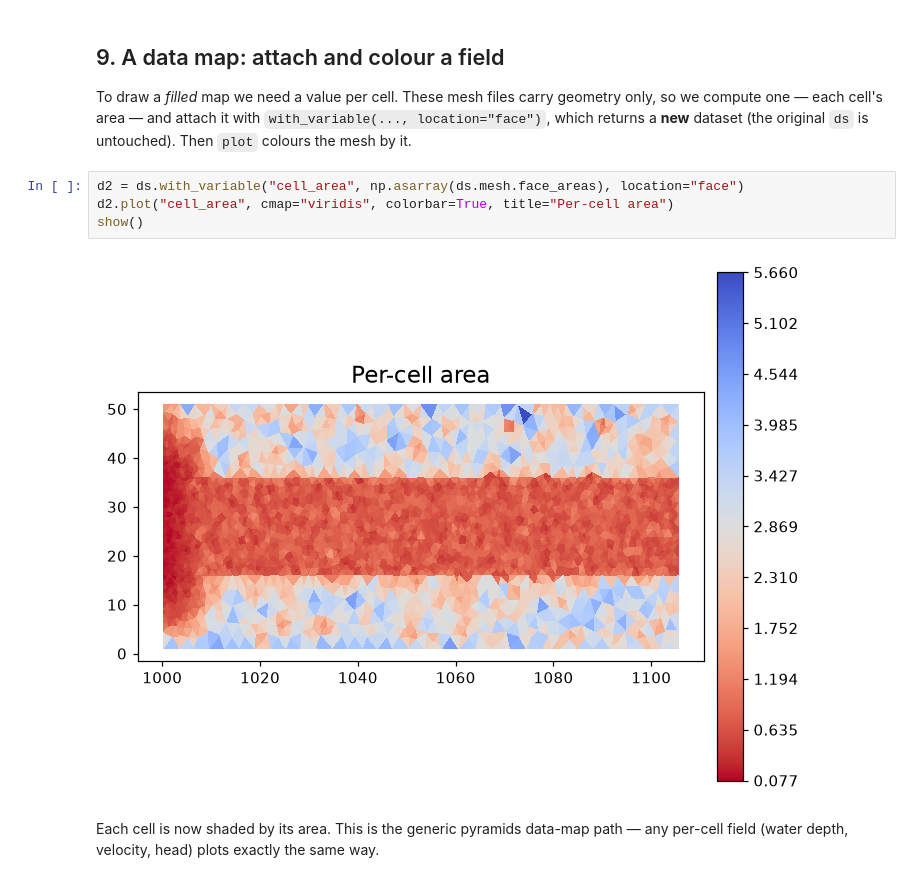
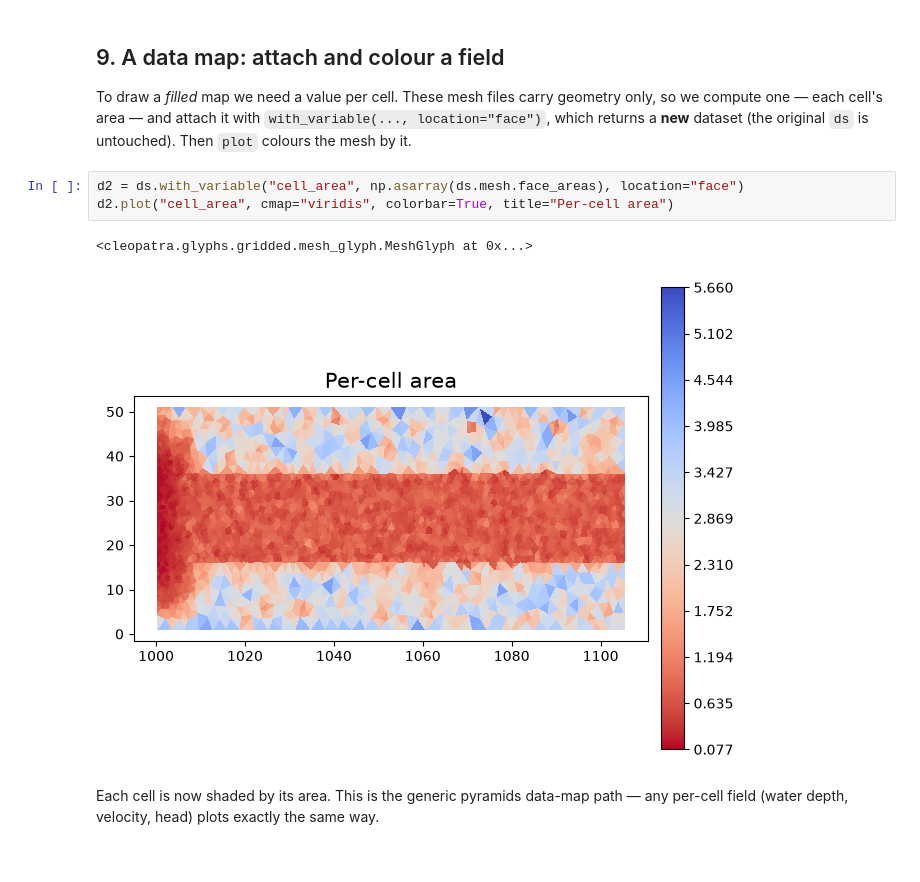
Before and after one commit to serapeum-org/pyramids-mesh, a Jupyter notebook: docs/examples/feflow.ipynb, the cells around one changed output. Cells and saved outputs as stored; diff of their text form.

```diff
--- a/docs/examples/feflow.ipynb
+++ b/docs/examples/feflow.ipynb
@@ -118,9 +114,9 @@ To draw a *filled* map we need a value per cell. These mesh files carry geometry
 # %%
 d2 = ds.with_variable("cell_area", np.asarray(ds.mesh.face_areas), location="face")
 d2.plot("cell_area", cmap="viridis", colorbar=True, title="Per-cell area")
-show()
 # %% [output]
+<cleopatra.glyphs.gridded.mesh_glyph.MeshGlyph at 0x...>
-[figure, old version]
+[figure, new version]
 # %% [markdown]
 Each cell is now shaded by its area. This is the generic pyramids data-map path — any per-cell field (water depth, velocity, head) plots exactly the same way.
 # %% [markdown]
```
Also changed, not shown: parts of 8 cells of this notebook, 48 other files.
